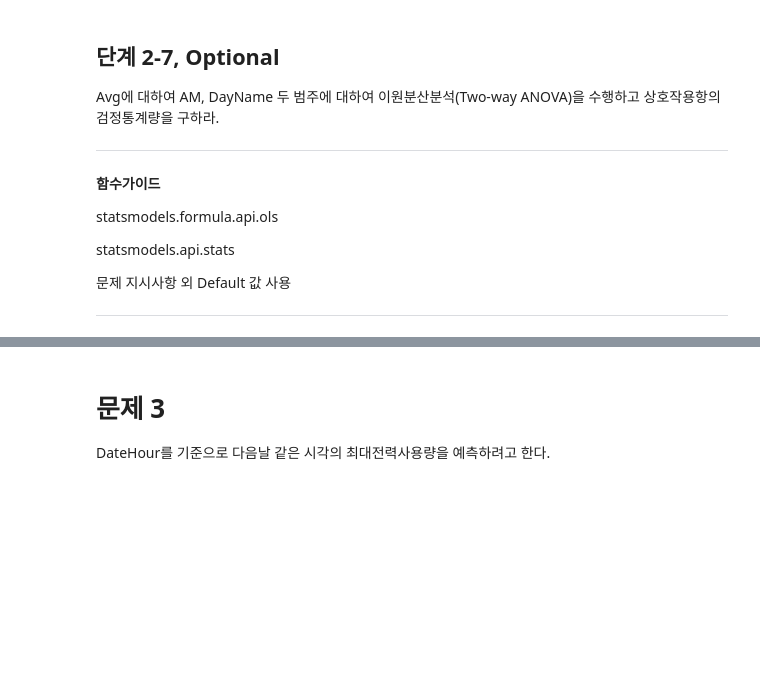
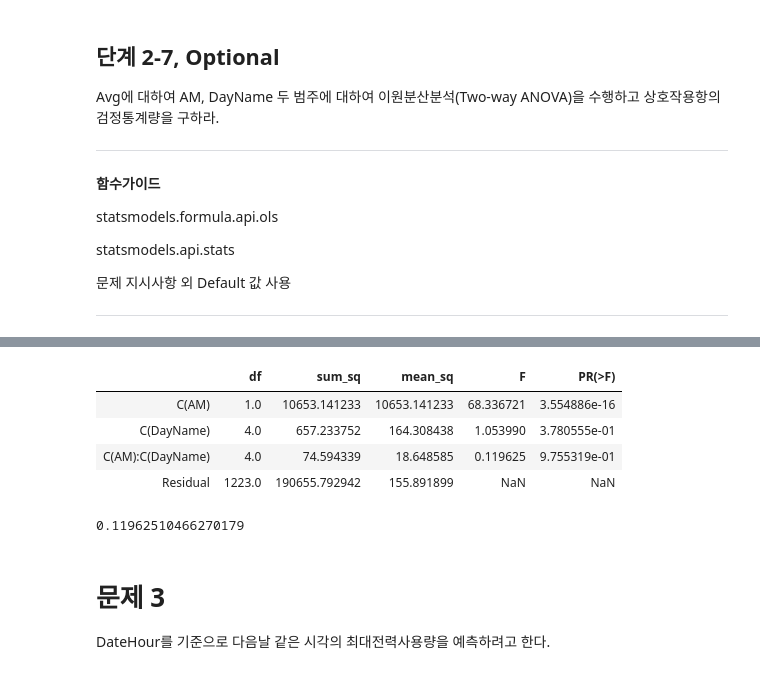
Before and after one commit to jw-koo/DS_lv3_2412, a Jupyter notebook: sec_ds_lv3_prob3_prob.ipynb, the cells around one changed output, grey strips where cells are left out. Cells and saved outputs as stored; diff of their text form; code cells hidden in the pictures; blank space fills up the shorter version.

```diff
--- a/sec_ds_lv3_prob3_prob.ipynb
+++ b/sec_ds_lv3_prob3_prob.ipynb
@@ -794,0 +946,15 @@ Hint] 최종 1233개 행만 남는다.
+# %%
+# 방법 2-2: Boolean Index + between
+# basetable1 에서 공휴일과 주말을 제외하고 prob2 데이터프레임을 만든다.
+df_prob2 = df_basetable1.loc[
+    (df_basetable1[['Weekend_yn', 'Holiday_yn']] == 0).all(axis=1)
+]
+# prob2에서 시간(Hour)이 8과 11사이 (8, 11 포함) 또는 13과 16 (13, 16 포함) 사이의 행들만 남긴다.
+# prob2에서 Avg가 130이상인 행들만을 남긴다.
+df_prob2 = df_prob2.loc[
+    (
+        df_prob2['Hour'].between(8, 11, inclusive=True) | \
+        df_prob2['Hour'].between(13, 16, inclusive=True)
+    ) & (df_prob2['Avg'] >= 130)
+]
+df_prob2.shape
@@ -869,3 +1171,14 @@ statsmodels.api.stats
+# %%
+df_anova = stats.anova_lm(lm)
+display(df_anova)
+df_anova.loc['C(AM):C(DayName)', 'F']
+# %% [output]
+|  | df | sum_sq | mean_sq | F | PR(>F) |
+| C(AM) | 1.0 | 10653.141233 | 10653.141233 | 68.336721 | 3.554886e-16 |
+| C(DayName) | 4.0 | 657.233752 | 164.308438 | 1.053990 | 3.780555e-01 |
+| C(AM):C(DayName) | 4.0 | 74.594339 | 18.648585 | 0.119625 | 9.755319e-01 |
+| Residual | 1223.0 | 190655.792942 | 155.891899 | NaN | NaN |
+0.11962510466270179
 # %% [markdown]
 # 문제 3
 
```
Also changed, not shown: parts of 93 cells of this notebook.
